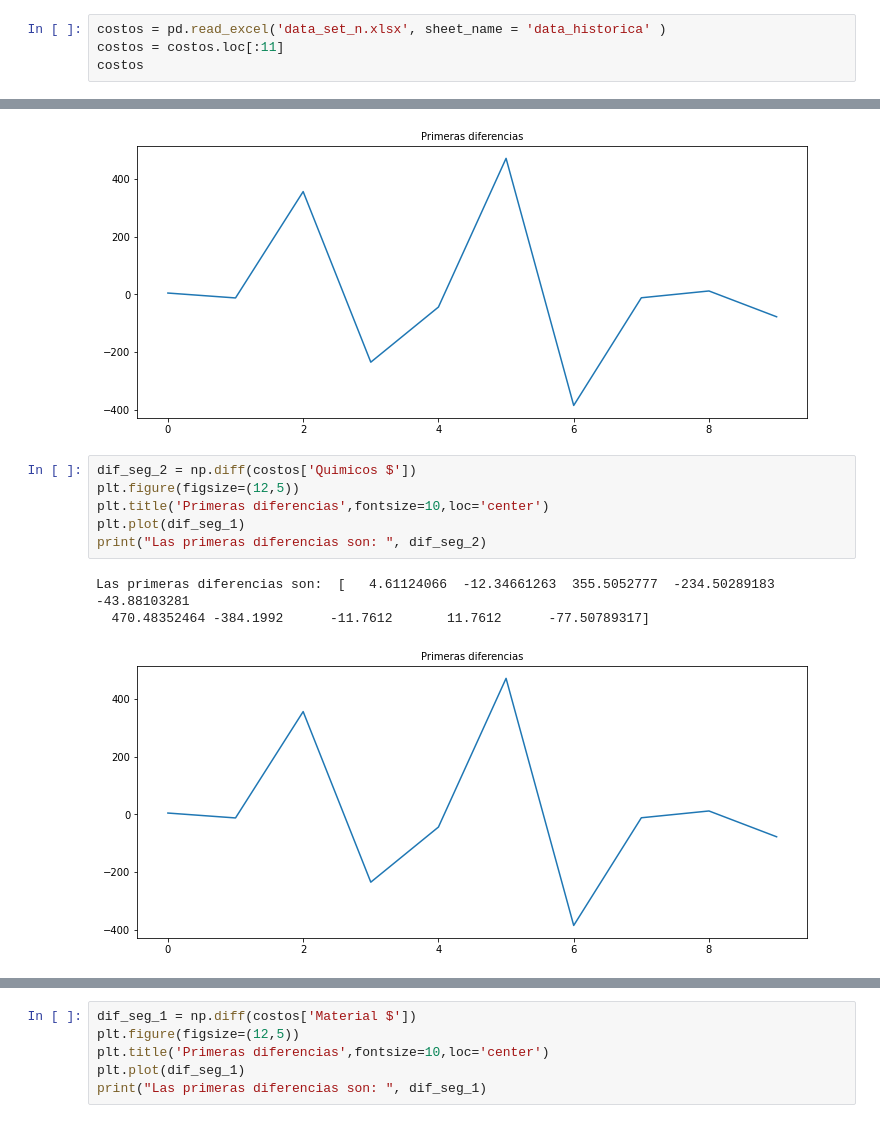
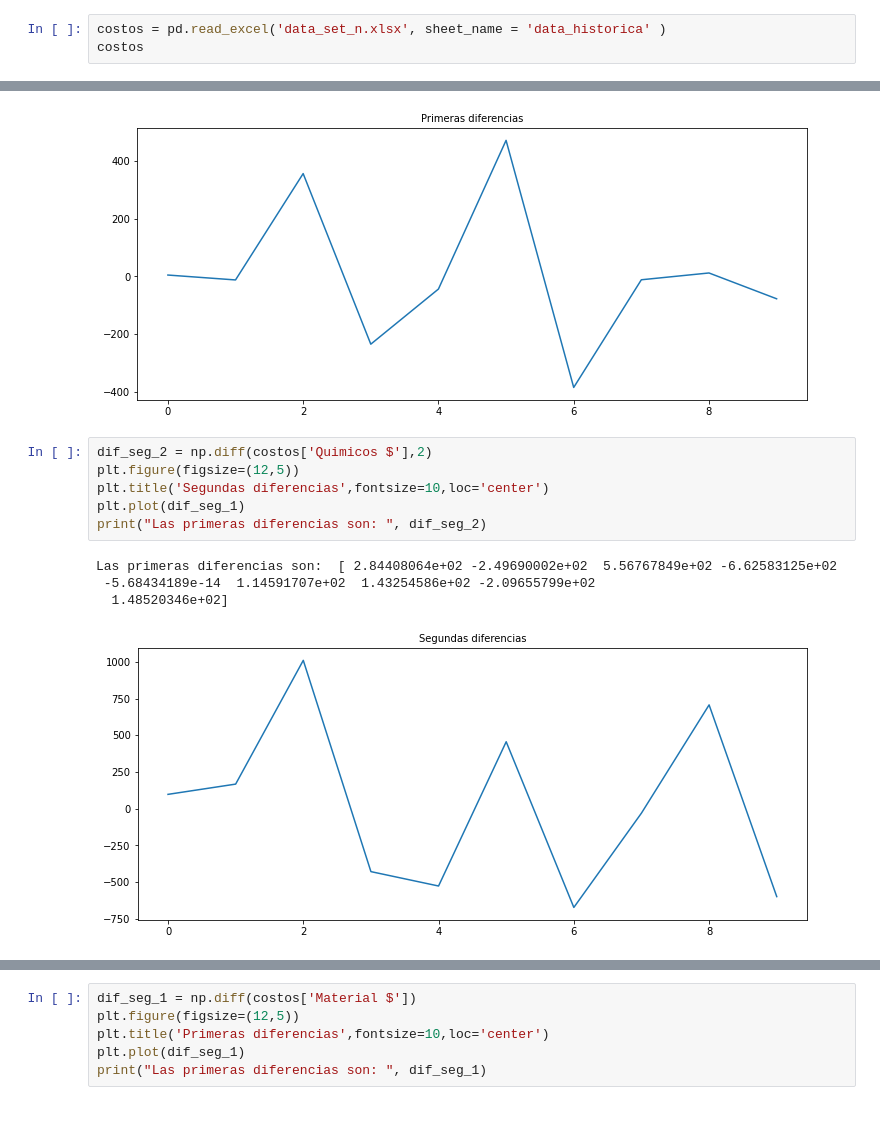
Before and after one commit to Lauram04/proyecto_final_f, a Jupyter notebook: Actividad_Final_Equipo.ipynb, the cells around one changed output, grey strips where cells are left out. Saved outputs shown, nothing was run; the diff lists cells and outputs as text.

```diff
--- a/Actividad_Final_Equipo.ipynb
+++ b/Actividad_Final_Equipo.ipynb
@@ -71,7 +71,6 @@ from numpy.linalg import inv
 Lectura del set de datos a utilizar, tomaremos los últimos 12 meses
 # %%
 costos = pd.read_excel('data_set_n.xlsx', sheet_name = 'data_historica' )
-costos = costos.loc[:11]
 costos
 # %% [output]
 |  | Producto | Mes | Volumen Produccion | Volumen Produccion $ | Mantenimiento $ | Quimicos $ | Material $ |
@@ -238,12 +237,13 @@ Las primeras diferencias son:  [   4.61124066  -12.34661263  355.5052777  -234.5
 <Figure size 864x360 with 0 Axes>
 [figure]
 # %%
-dif_seg_2 = np.diff(costos['Quimicos $'])
+dif_seg_2 = np.diff(costos['Quimicos $'],2)
 plt.figure(figsize=(12,5))
-plt.title('Primeras diferencias',fontsize=10,loc='center')
+plt.title('Segundas diferencias',fontsize=10,loc='center')
 plt.plot(dif_seg_1)
 print("Las primeras diferencias son: ", dif_seg_2)
 # %% [output]
-Las primeras diferencias son:  [   4.61124066  -12.34661263  355.5052777  -234.50289183  -43.88103281
-  470.48352464 -384.1992      -11.7612       11.7612      -77.50789317]
+Las primeras diferencias son:  [ 2.84408064e+02 -2.49690002e+02  5.56767849e+02 -6.62583125e+02
+ -5.68434189e-14  1.14591707e+02  1.43254586e+02 -2.09655799e+02
+  1.48520346e+02]
-[figure, old version]
+[figure, new version]
```
Also changed, not shown: parts of 5 cells of this notebook.
